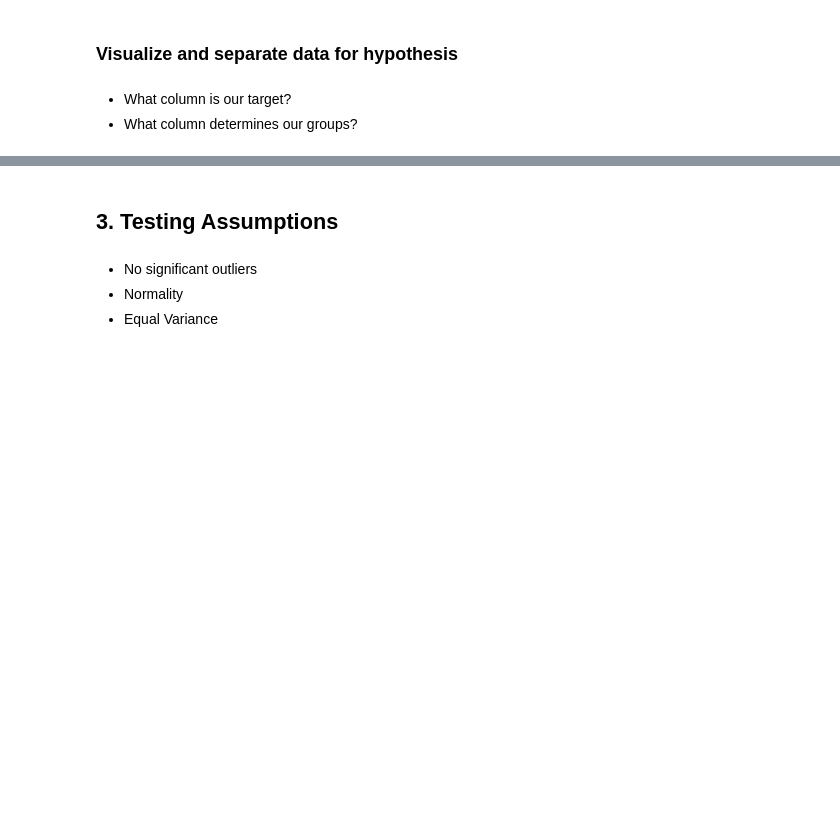
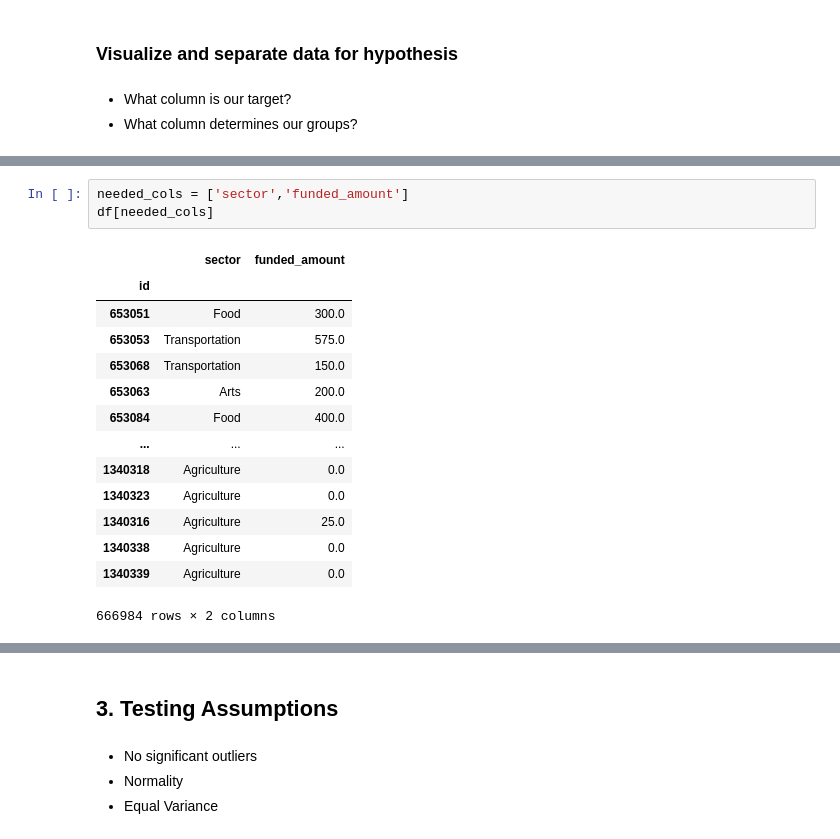
Before and after one commit to coding-dojo-data-science/data-enrichment-wk15-lect02-activity, a Jupyter notebook: Class-Wk15-L02-Hypothesis-Testing.ipynb, the cells around one changed output, grey strips where cells are left out. Drawn from its saved outputs; the diff is of its cells as text; blank space fills up the shorter version.

```diff
--- a/Class-Wk15-L02-Hypothesis-Testing.ipynb
+++ b/Class-Wk15-L02-Hypothesis-Testing.ipynb
@@ -215,2 +225,20 @@ male_outliers = None
+# %%
+needed_cols = ['sector','funded_amount']
+df[needed_cols]
+# %% [output]
+|  | sector | funded_amount |
+| id |  |  |
+| 653051 | Food | 300.0 |
+| 653053 | Transportation | 575.0 |
+| 653068 | Transportation | 150.0 |
+| 653063 | Arts | 200.0 |
+| 653084 | Food | 400.0 |
+| ... | ... | ... |
+| 1340318 | Agriculture | 0.0 |
+| 1340323 | Agriculture | 0.0 |
+| 1340316 | Agriculture | 25.0 |
+| 1340338 | Agriculture | 0.0 |
+| 1340339 | Agriculture | 0.0 |
+666984 rows × 2 columns
 # %%
 ## Create a dictionary with each group as key and funded_amount as values
```
Also changed, not shown: parts of 20 cells of this notebook, 1 other file.
